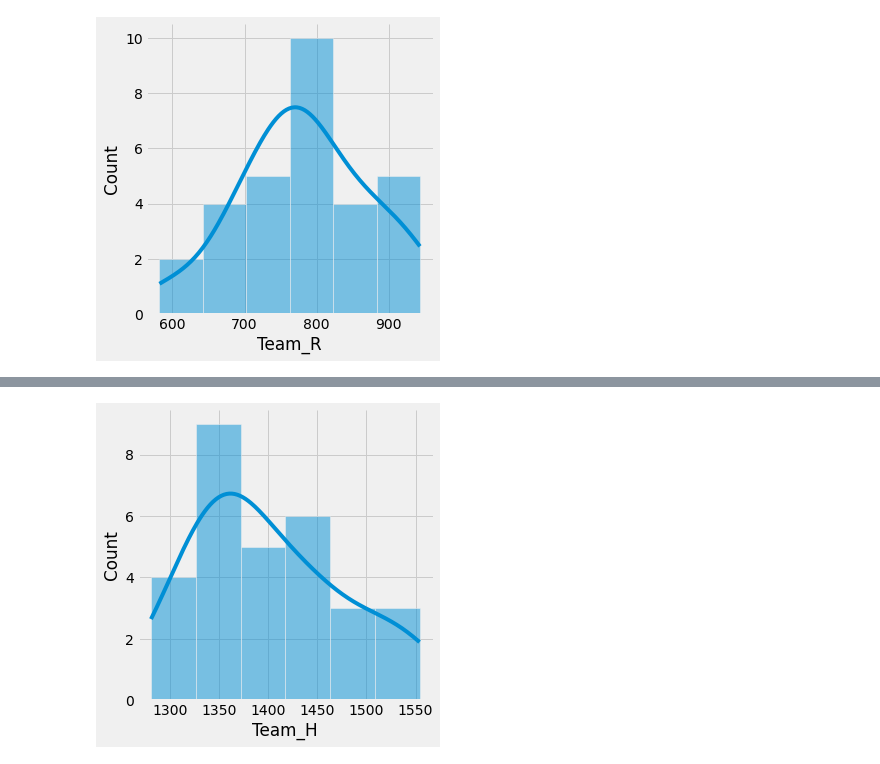
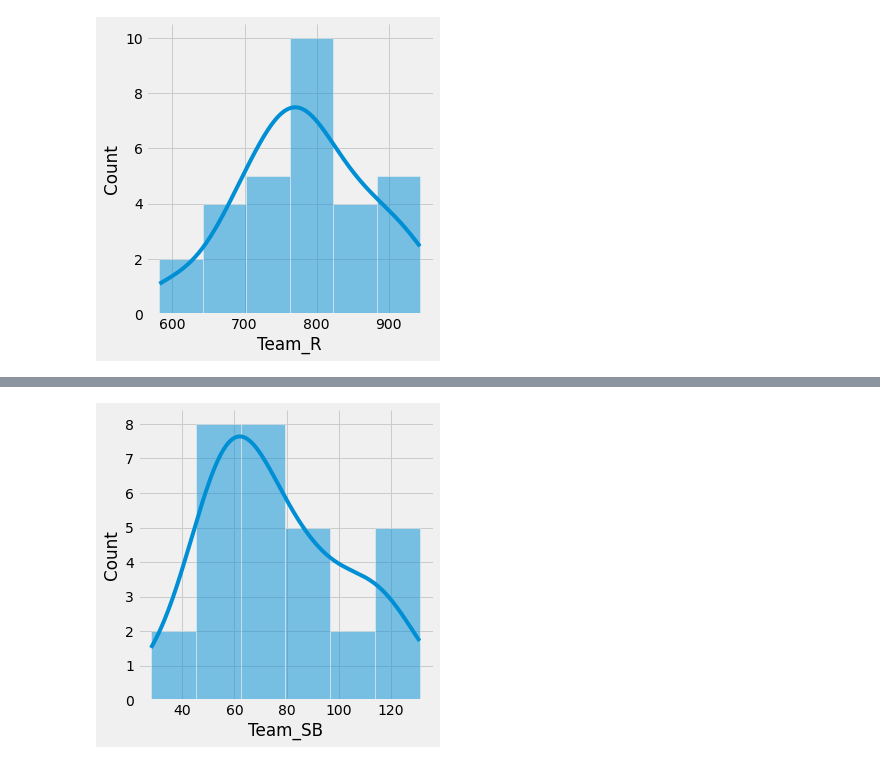
Before and after one commit to jmg0144/mlb-analysis, a Jupyter notebook: MLB-Analysis.ipynb, the cells around one changed output, grey strips where cells are left out. Saved outputs shown, nothing was run; the diff lists cells and outputs as text; code cells hidden in the pictures.

```diff
--- a/MLB-Analysis.ipynb
+++ b/MLB-Analysis.ipynb
@@ -119,4 +131,4 @@ sns.displot(x=df_2['Team_R'],kind='hist',kde=True);
-# %%
-sns.displot(x=df_2['Team_H'],kind='hist',kde=True);
-# %% [output]
-[figure, removed]
+# %%
+plot_dist('Team_SB')
+# %% [output]
+[figure, added]
```
Also changed, not shown: parts of 8 cells of this notebook.
